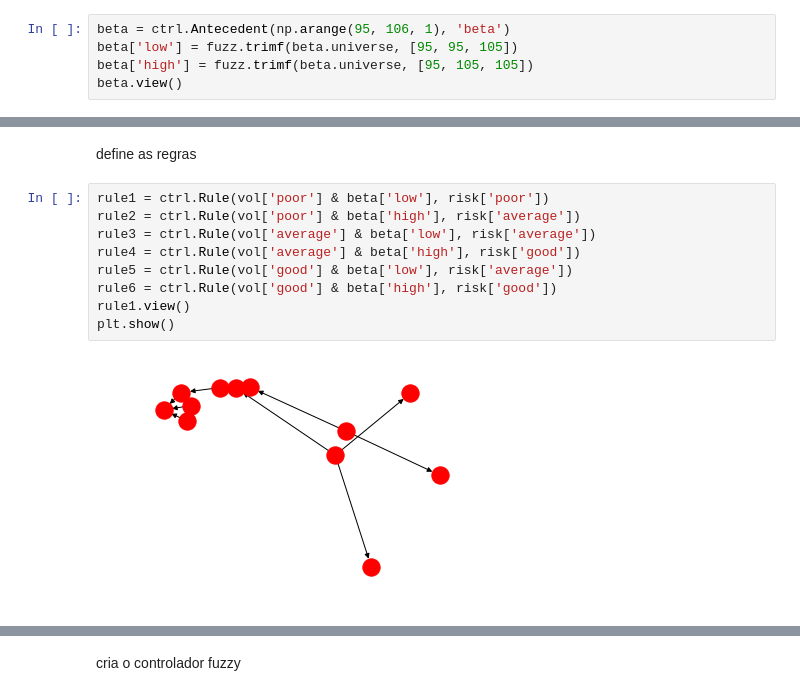
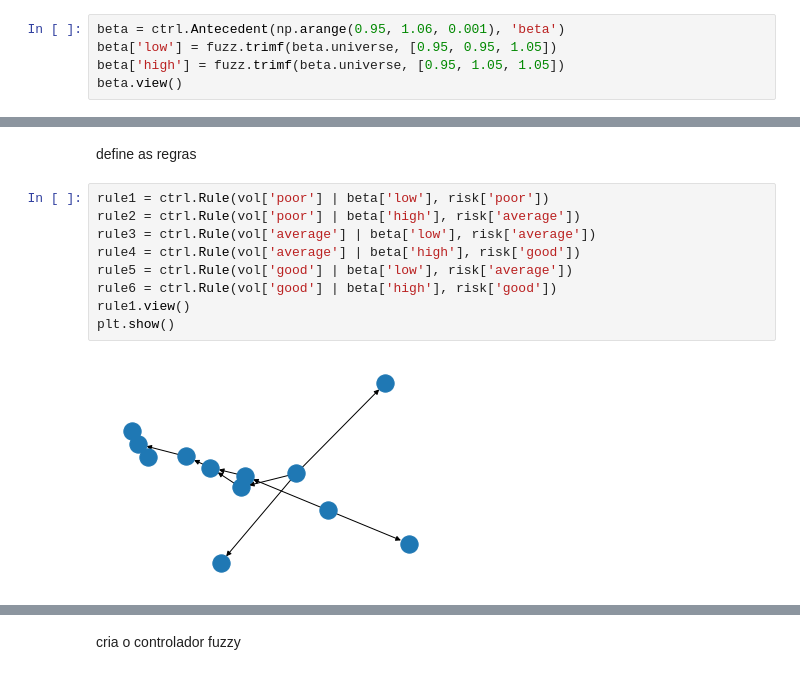
Before and after one commit to luizcartolano2/mc906, a Jupyter notebook: projeto3/fuzzy.ipynb, the cells around one changed output, grey strips where cells are left out. Drawn from its saved outputs; the diff is of its cells as text.

```diff
--- a/projeto3/fuzzy.ipynb
+++ b/projeto3/fuzzy.ipynb
@@ -341,8 +328,8 @@ vol.view()
 # %% [output]
 [figure]
 # %%
-beta = ctrl.Antecedent(np.arange(95, 106, 1), 'beta')
-beta['low'] = fuzz.trimf(beta.universe, [95, 95, 105])
-beta['high'] = fuzz.trimf(beta.universe, [95, 105, 105])
+beta = ctrl.Antecedent(np.arange(0.95, 1.06, 0.001), 'beta')
+beta['low'] = fuzz.trimf(beta.universe, [0.95, 0.95, 1.05])
+beta['high'] = fuzz.trimf(beta.universe, [0.95, 1.05, 1.05])
 beta.view()
 # %% [output]
@@ -358,13 +345,13 @@ risk.view()
 # %% [markdown]
 define as regras
 # %%
-rule1 = ctrl.Rule(vol['poor'] & beta['low'], risk['poor'])
-rule2 = ctrl.Rule(vol['poor'] & beta['high'], risk['average'])
-rule3 = ctrl.Rule(vol['average'] & beta['low'], risk['average'])
-rule4 = ctrl.Rule(vol['average'] & beta['high'], risk['good'])
-rule5 = ctrl.Rule(vol['good'] & beta['low'], risk['average'])
-rule6 = ctrl.Rule(vol['good'] & beta['high'], risk['good'])
+rule1 = ctrl.Rule(vol['poor'] | beta['low'], risk['poor'])
+rule2 = ctrl.Rule(vol['poor'] | beta['high'], risk['average'])
+rule3 = ctrl.Rule(vol['average'] | beta['low'], risk['average'])
+rule4 = ctrl.Rule(vol['average'] | beta['high'], risk['good'])
+rule5 = ctrl.Rule(vol['good'] | beta['low'], risk['average'])
+rule6 = ctrl.Rule(vol['good'] | beta['high'], risk['good'])
 rule1.view()
 plt.show()
 # %% [output]
-[figure, old version]
+[figure, new version]
```
Also changed, not shown: parts of 9 cells of this notebook, 1 other file.
